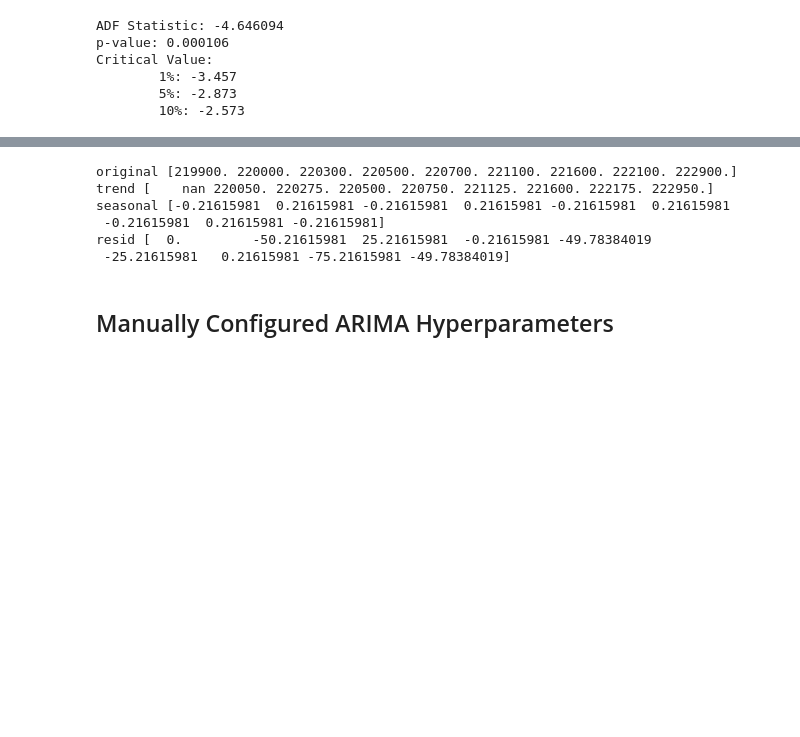
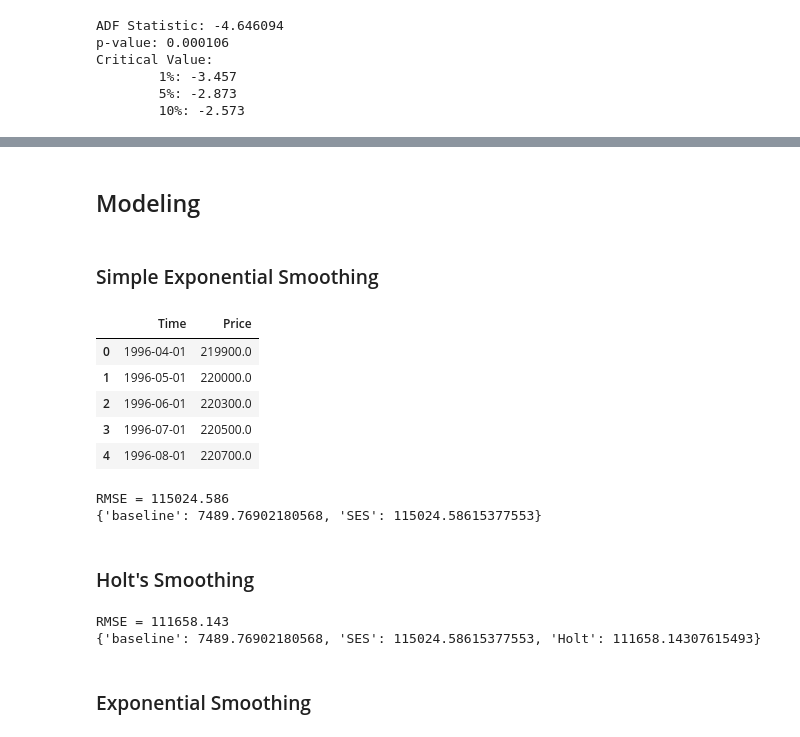
Before and after one commit to psylanrex/notebooks, a Jupyter notebook: fv_modeling.ipynb, the cells around one changed output, grey strips where cells are left out. Cells and saved outputs as stored; diff of their text form; code cells hidden in the pictures; blank space fills up the shorter version.

```diff
--- a/fv_modeling.ipynb
+++ b/fv_modeling.ipynb
@@ -356,12 +345,0 @@ seasonal[1] =  0.21615980918306565
-# %%
-print('original', X[0:9])
-print('trend', trend[0:9])
-print('seasonal', seasonal[0:9])
-print('resid', residual[0:9])
-# %% [output]
-original [219900. 220000. 220300. 220500. 220700. 221100. 221600. 222100. 222900.]
-trend [    nan 220050. 220275. 220500. 220750. 221125. 221600. 222175. 222950.]
-seasonal [-0.21615981  0.21615981 -0.21615981  0.21615981 -0.21615981  0.21615981
- -0.21615981  0.21615981 -0.21615981]
-resid [  0.         -50.21615981  25.21615981  -0.21615981 -49.78384019
- -25.21615981   0.21615981 -75.21615981 -49.78384019]
@@ -371,2 +346,55 @@ def inverse_decompose(decomp_item, yhat):
-# %% [markdown]
-## Manually Configured ARIMA Hyperparameters
+# %% [markdown]
+## Modeling
+# %% [markdown]
+### Simple Exponential Smoothing
+# %%
+df = pd.DataFrame(series).reset_index()
+df.columns = ['Time', 'Price']
+df.head()
+# %% [output]
+|  | Time | Price |
+| 0 | 1996-04-01 | 219900.0 |
+| 1 | 1996-05-01 | 220000.0 |
+| 2 | 1996-06-01 | 220300.0 |
+| 3 | 1996-07-01 | 220500.0 |
+| 4 | 1996-08-01 | 220700.0 |
+# %%
+# walk-forward validation
+history = [x for x in train]
+predictions = list()
+for i in range(len(test)):
+  fit = SimpleExpSmoothing(train).fit()
+  yhat = fit.forecast()[0]
+  predictions.append(yhat)
+  history.append(test[i])
+  # print('Predicted = %.3f, Expected = %.3f' % (yhat, test[i]))
+# report performance
+rmse = sqrt(mean_squared_error(test, predictions))
+print('RMSE = %.3f' % rmse)
+scores['SES'] = rmse
+print(scores)
+# %% [output]
+RMSE = 115024.586
+{'baseline': 7489.76902180568, 'SES': 115024.58615377553}
+# %% [markdown]
+### Holt's Smoothing
+# %%
+# walk-forward validation
+history = [x for x in train]
+predictions = list()
+for i in range(len(test)):
+  fit = Holt(train).fit()
+  yhat = fit.forecast()[0]
+  predictions.append(yhat)
+  history.append(test[i])
+  # print('Predicted = %.3f, Expected = %.3f' % (yhat, test[i]))
+# report performance
+rmse = sqrt(mean_squared_error(test, predictions))
+print('RMSE = %.3f' % rmse)
+scores['Holt'] = rmse
+print(scores)
+# %% [output]
+RMSE = 111658.143
+{'baseline': 7489.76902180568, 'SES': 115024.58615377553, 'Holt': 111658.14307615493}
+# %% [markdown]
+### Exponential Smoothing
```
Also changed, not shown: parts of 23 cells of this notebook.
